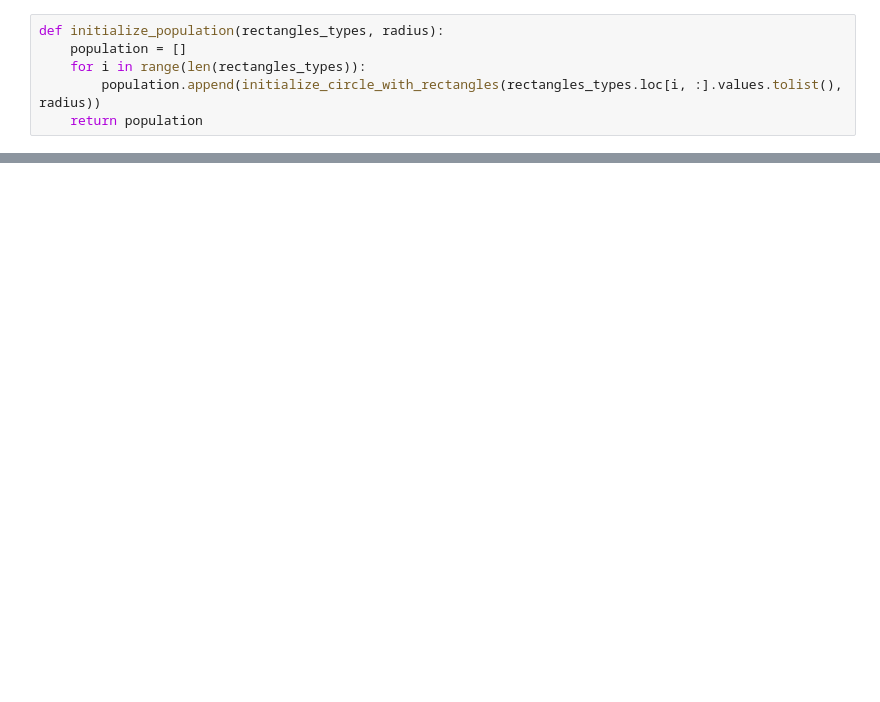
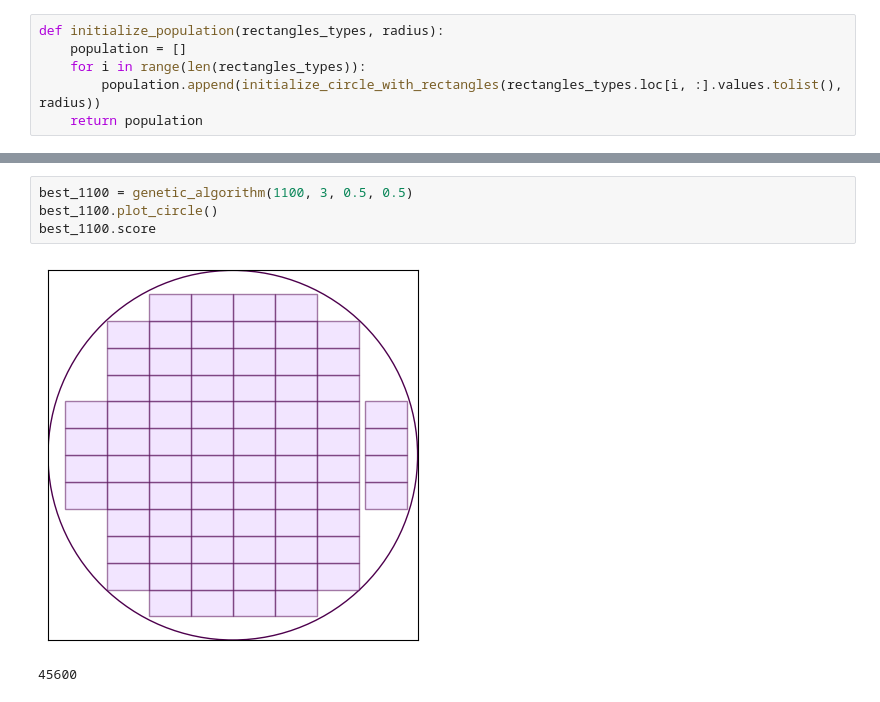
Before and after one commit to malwina0/2023L-Computational_Intelligence_Methods, a Jupyter notebook: Genetic Algorithm/GeneticAlgorithm.ipynb, the cells around one changed output, grey strips where cells are left out. Drawn from its saved outputs; the diff is of its cells as text; blank space fills up the shorter version.

```diff
--- a/Genetic Algorithm/GeneticAlgorithm.ipynb
+++ b/Genetic Algorithm/GeneticAlgorithm.ipynb
@@ -279,0 +373,7 @@ def single_mutation(circle_to_mutate):
+# %%
+best_1100 = genetic_algorithm(1100, 3, 0.5, 0.5)
+best_1100.plot_circle()
+best_1100.score
+# %% [output]
+[figure, added]
+45600
```
Also changed, not shown: parts of 43 cells of this notebook.
